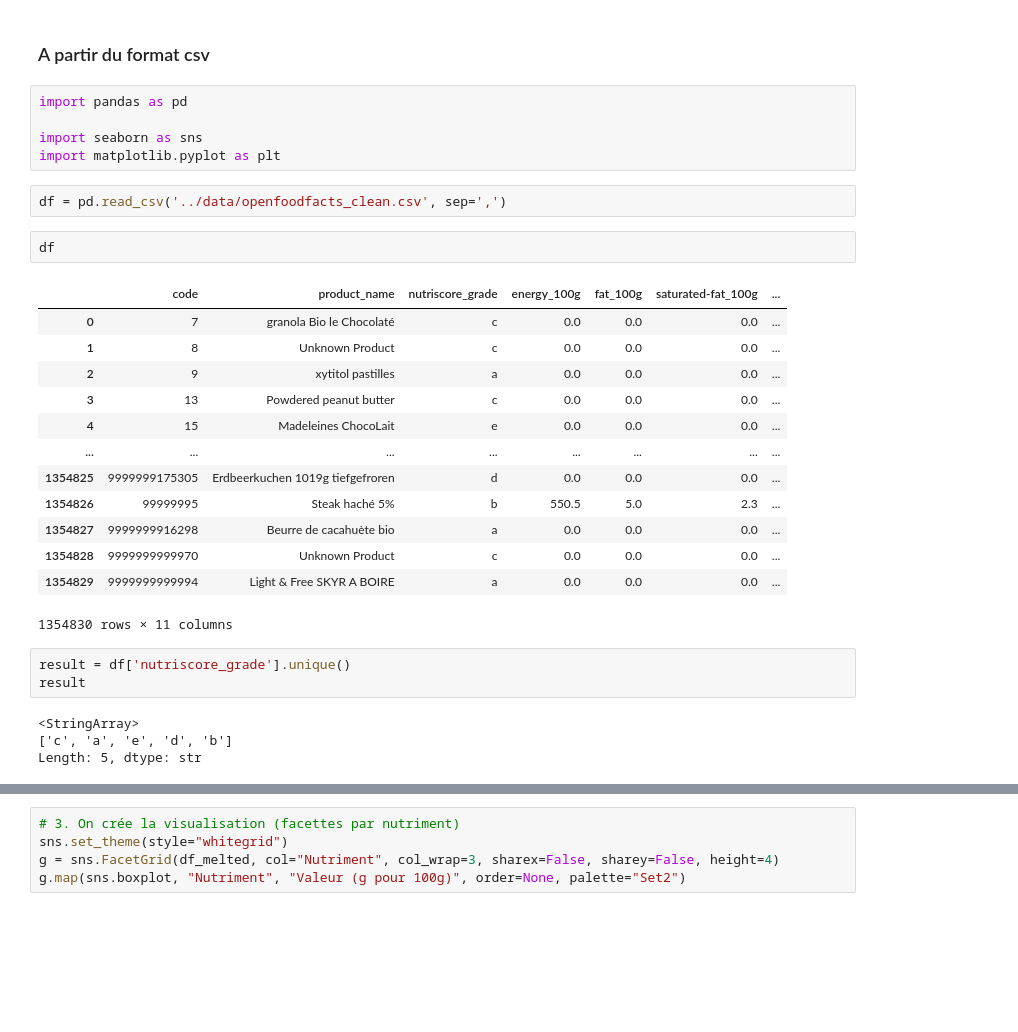
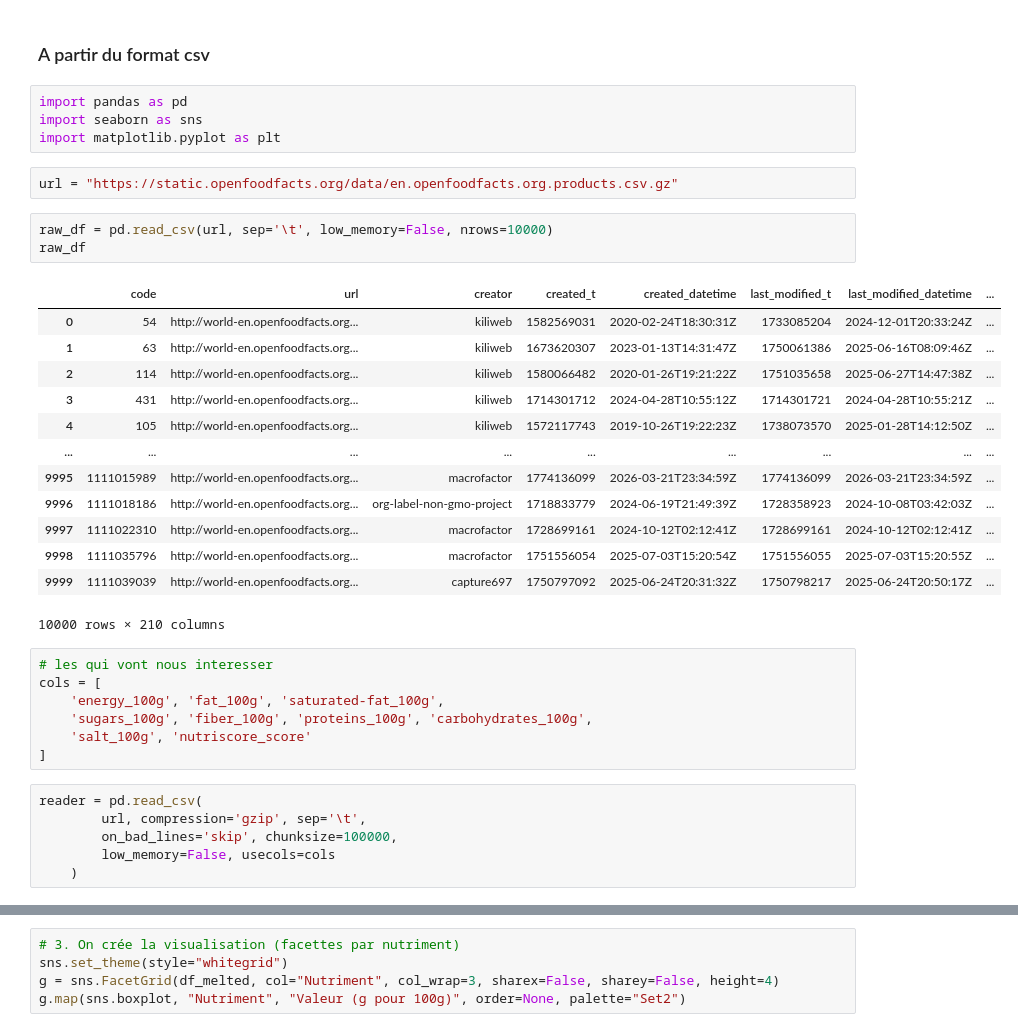
Before and after one commit to mhsylla/Openfoodfact, a Jupyter notebook: notebooks/index.ipynb, the cells around one changed output, grey strips where cells are left out. Saved outputs shown, nothing was run; the diff lists cells and outputs as text; blank space fills up the shorter version.

```diff
--- a/notebooks/project_starter.ipynb
+++ b/notebooks/index.ipynb
@@ -8,31 +8,37 @@
 ### A partir du format csv
 # %%
 import pandas as pd
-
 import seaborn as sns
 import matplotlib.pyplot as plt
-# %%
-df = pd.read_csv('../data/openfoodfacts_clean.csv', sep=',')
-# %%
-df
-# %% [output]
-|  | code | product_name | nutriscore_grade | energy_100g | fat_100g | saturated-fat_100g | ... |
-| 0 | 7 | granola Bio le Chocolaté | c | 0.0 | 0.0 | 0.0 | ... |
-| 1 | 8 | Unknown Product | c | 0.0 | 0.0 | 0.0 | ... |
-| 2 | 9 | xytitol pastilles | a | 0.0 | 0.0 | 0.0 | ... |
-| 3 | 13 | Powdered peanut butter | c | 0.0 | 0.0 | 0.0 | ... |
-| 4 | 15 | Madeleines ChocoLait | e | 0.0 | 0.0 | 0.0 | ... |
-| ... | ... | ... | ... | ... | ... | ... | ... |
-| 1354825 | 9999999175305 | Erdbeerkuchen 1019g tiefgefroren | d | 0.0 | 0.0 | 0.0 | ... |
-| 1354826 | 99999995 | Steak haché 5% | b | 550.5 | 5.0 | 2.3 | ... |
-| 1354827 | 9999999916298 | Beurre de cacahuète bio | a | 0.0 | 0.0 | 0.0 | ... |
-| 1354828 | 9999999999970 | Unknown Product | c | 0.0 | 0.0 | 0.0 | ... |
-| 1354829 | 9999999999994 | Light & Free SKYR A BOIRE | a | 0.0 | 0.0 | 0.0 | ... |
-1354830 rows × 11 columns
-# %%
-result = df['nutriscore_grade'].unique()
-result
-# %% [output]
-<StringArray>
-['c', 'a', 'e', 'd', 'b']
-Length: 5, dtype: str
+# %%
+url = "https://static.openfoodfacts.org/data/en.openfoodfacts.org.products.csv.gz"
+# %%
+raw_df = pd.read_csv(url, sep='\t', low_memory=False, nrows=10000)
+raw_df
+# %% [output]
+|  | code | url | creator | created_t | created_datetime | last_modified_t | last_modified_datetime | ... |
+| 0 | 54 | http://world-en.openfoodfacts.org... | kiliweb | 1582569031 | 2020-02-24T18:30:31Z | 1733085204 | 2024-12-01T20:33:24Z | ... |
+| 1 | 63 | http://world-en.openfoodfacts.org... | kiliweb | 1673620307 | 2023-01-13T14:31:47Z | 1750061386 | 2025-06-16T08:09:46Z | ... |
+| 2 | 114 | http://world-en.openfoodfacts.org... | kiliweb | 1580066482 | 2020-01-26T19:21:22Z | 1751035658 | 2025-06-27T14:47:38Z | ... |
+| 3 | 431 | http://world-en.openfoodfacts.org... | kiliweb | 1714301712 | 2024-04-28T10:55:12Z | 1714301721 | 2024-04-28T10:55:21Z | ... |
+| 4 | 105 | http://world-en.openfoodfacts.org... | kiliweb | 1572117743 | 2019-10-26T19:22:23Z | 1738073570 | 2025-01-28T14:12:50Z | ... |
+| ... | ... | ... | ... | ... | ... | ... | ... | ... |
+| 9995 | 1111015989 | http://world-en.openfoodfacts.org... | macrofactor | 1774136099 | 2026-03-21T23:34:59Z | 1774136099 | 2026-03-21T23:34:59Z | ... |
+| 9996 | 1111018186 | http://world-en.openfoodfacts.org... | org-label-non-gmo-project | 1718833779 | 2024-06-19T21:49:39Z | 1728358923 | 2024-10-08T03:42:03Z | ... |
+| 9997 | 1111022310 | http://world-en.openfoodfacts.org... | macrofactor | 1728699161 | 2024-10-12T02:12:41Z | 1728699161 | 2024-10-12T02:12:41Z | ... |
+| 9998 | 1111035796 | http://world-en.openfoodfacts.org... | macrofactor | 1751556054 | 2025-07-03T15:20:54Z | 1751556055 | 2025-07-03T15:20:55Z | ... |
+| 9999 | 1111039039 | http://world-en.openfoodfacts.org... | capture697 | 1750797092 | 2025-06-24T20:31:32Z | 1750798217 | 2025-06-24T20:50:17Z | ... |
+10000 rows × 210 columns
+# %%
+# les qui vont nous interesser
+cols = [
+    'energy_100g', 'fat_100g', 'saturated-fat_100g',
+    'sugars_100g', 'fiber_100g', 'proteins_100g', 'carbohydrates_100g',
+    'salt_100g', 'nutriscore_score'
+]
+# %%
+reader = pd.read_csv(
+        url, compression='gzip', sep='\t',
+        on_bad_lines='skip', chunksize=100000,
+        low_memory=False, usecols=cols
+    )
```
Also changed, not shown: parts of 13 cells of this notebook, 1 other file.
